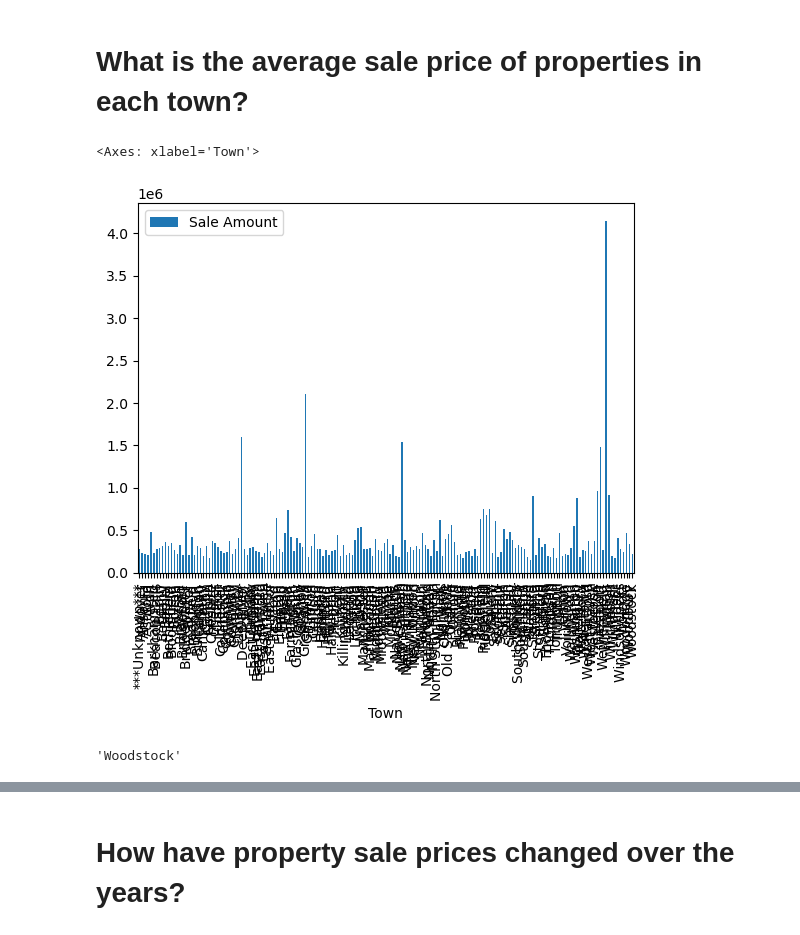
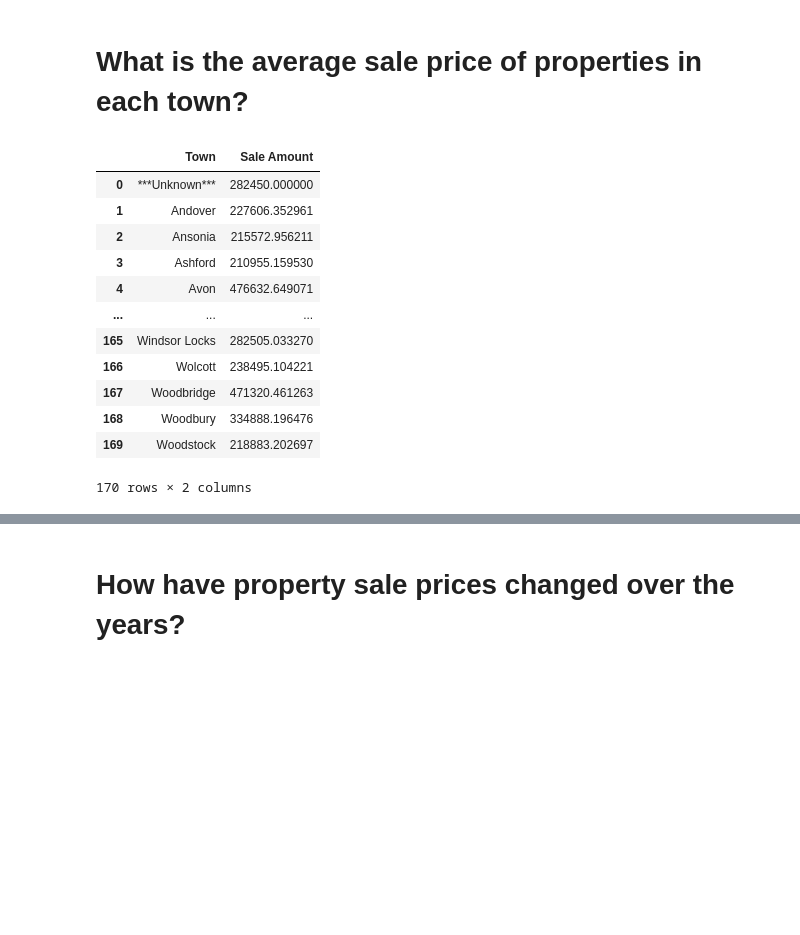
Before and after one commit to zaheeruddinlodhi/DA13_Capstone_Zaheer, a Jupyter notebook: Notebook/Real_Estate.ipynb, the cells around one changed output, grey strips where cells are left out. Drawn from its saved outputs; the diff is of its cells as text; code cells hidden in the pictures; blank space fills up the shorter version.

```diff
--- a/Notebook/Real_Estate.ipynb
+++ b/Notebook/Real_Estate.ipynb
@@ -65,11 +114,18 @@ real_estate_df
 # What is the average sale price of properties in each town?
 # %%
 average_sale_price = real_estate_df.groupby('Town')['Sale Amount'].mean().reset_index()
-average_sale_price.plot('Town', kind='bar')
+average_sale_price
 # %% [output]
+|  | Town | Sale Amount |
+| 0 | ***Unknown*** | 282450.000000 |
+| 1 | Andover | 227606.352961 |
+| 2 | Ansonia | 215572.956211 |
+| 3 | Ashford | 210955.159530 |
+| 4 | Avon | 476632.649071 |
+| ... | ... | ... |
+| 165 | Windsor Locks | 282505.033270 |
+| 166 | Wolcott | 238495.104221 |
+| 167 | Woodbridge | 471320.461263 |
+| 168 | Woodbury | 334888.196476 |
+| 169 | Woodstock | 218883.202697 |
-<Axes: xlabel='Town'>
+170 rows × 2 columns
-[figure, removed]
-# %%
-average_sale_price['Town'].max()
-# %% [output]
-'Woodstock'
```
Also changed, not shown: parts of 22 cells of this notebook.
